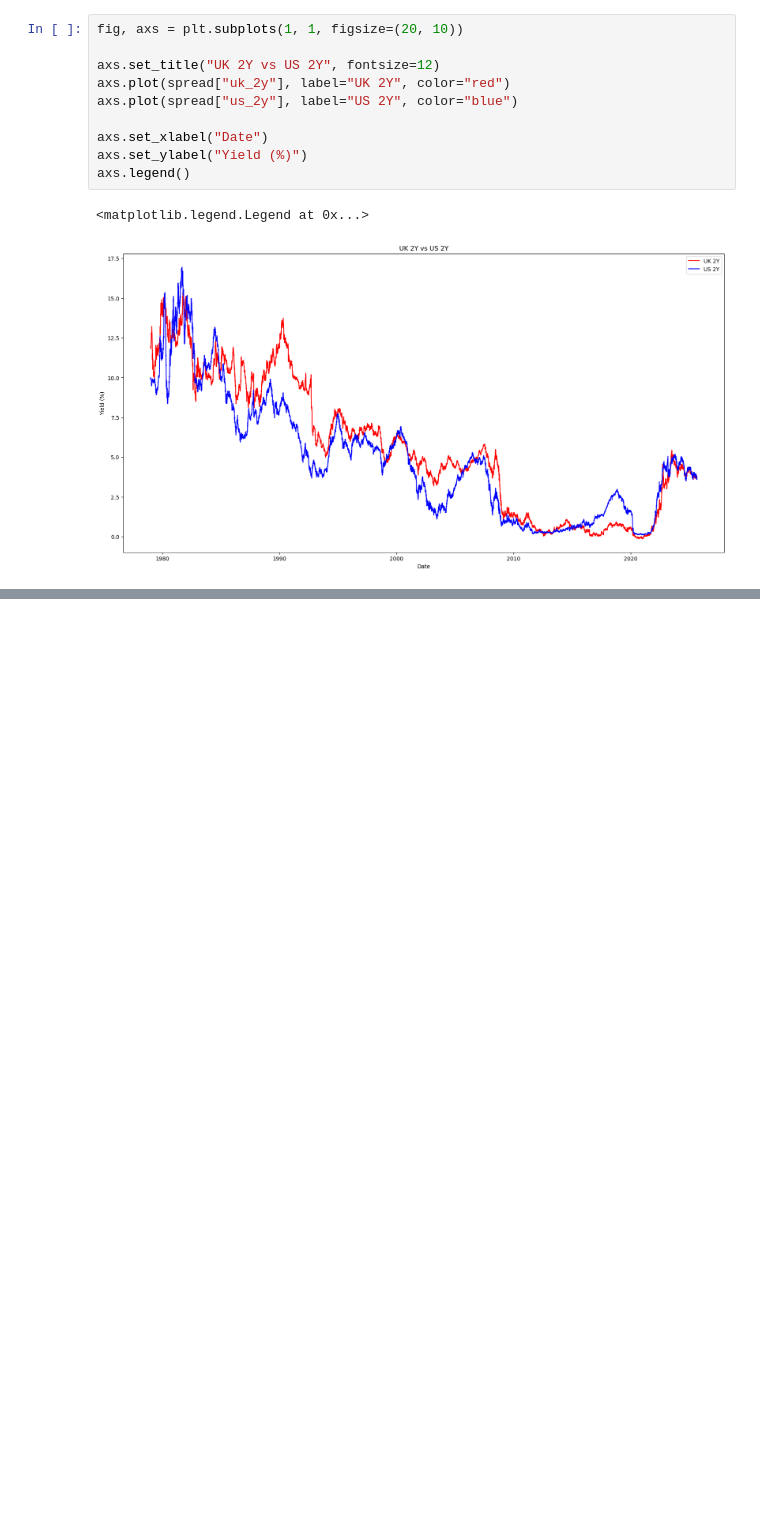
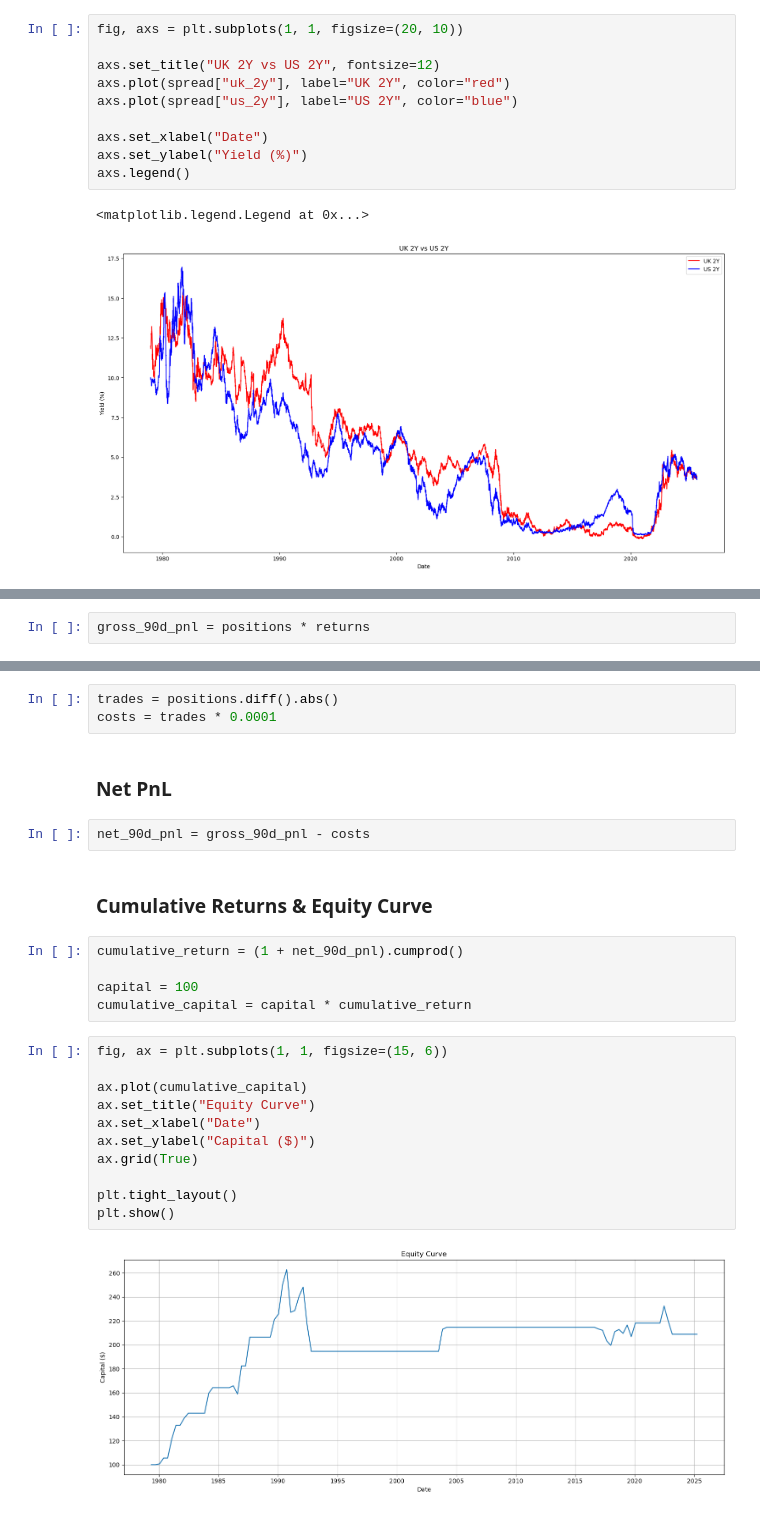
Before and after one commit to nifemiojo/gbpusd-yield-spreads-v1, a Jupyter notebook: notebooks/spread_gpbusd_analysis.ipynb, the cells around one changed output, grey strips where cells are left out. Drawn from its saved outputs; the diff is of its cells as text; blank space fills up the shorter version.

```diff
--- a/notebooks/spread_gpbusd_analysis.ipynb
+++ b/notebooks/spread_gpbusd_analysis.ipynb
@@ -577,0 +617,2 @@ axs.legend()
+# %%
+gross_90d_pnl = positions * returns
@@ -577,0 +621,27 @@ axs.legend()
+# %%
+trades = positions.diff().abs()
+costs = trades * 0.0001
+# %% [markdown]
+### Net PnL
+# %%
+net_90d_pnl = gross_90d_pnl - costs
+# %% [markdown]
+### Cumulative Returns & Equity Curve
+# %%
+cumulative_return = (1 + net_90d_pnl).cumprod()
+
+capital = 100
+cumulative_capital = capital * cumulative_return
+# %%
+fig, ax = plt.subplots(1, 1, figsize=(15, 6))
+
+ax.plot(cumulative_capital)
+ax.set_title("Equity Curve")
+ax.set_xlabel("Date")
+ax.set_ylabel("Capital ($)")
+ax.grid(True)
+
+plt.tight_layout()
+plt.show()
+# %% [output]
+[figure, added]
```
Also changed, not shown: parts of 36 cells of this notebook, 2 other files.
